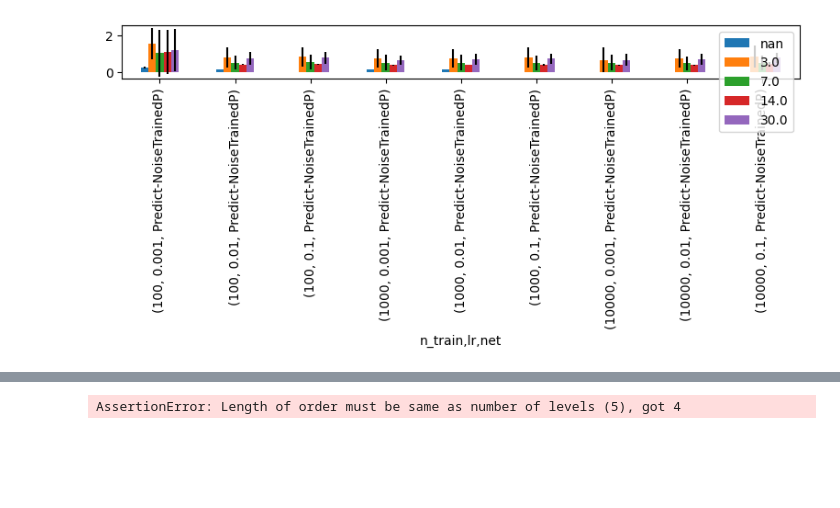
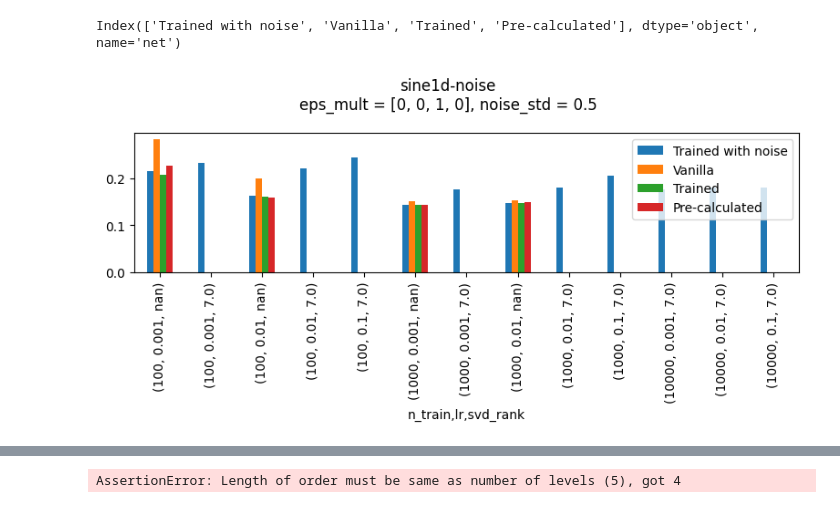
Before and after one commit to elidub/SymPDE, a Jupyter notebook: notebooks_symlie/results_step12.ipynb, the cells around one changed output, grey strips where cells are left out. Drawn from its saved outputs; the diff is of its cells as text; code cells hidden in the pictures; blank space fills up the shorter version.

```diff
--- a/notebooks_symlie/results_step12.ipynb
+++ b/notebooks_symlie/results_step12.ipynb
@@ -51,40 +54,38 @@ datasets_new = [
 ]
 
 datasets_inspect = [
     # 'sine1d-noise',
     # 'sine1dlayers',
     # 'sine1dtwo-hparam',
     # 'noise',
     'sine1d-noise',
 ]
 datasets = {'results' : datasets_new, 'inspect' : datasets_inspect}[check_df]
 
 default_log = [
     'sine2d',
     # 'flower',
     'noise',
     # 'sine1d-noise',
 ]
 
 group_params = ['eps_mult', 'noise_std']
-# hyper_params  = ['n_train', 'lr', 'svd_rank', 'net'] if step == 2 else ['lr', 'svd_rank']
-hyper_params  = ['n_train', 'lr', 'net', 'svd_rank'] if step == 2 else ['lr', 'svd_rank']
+hyper_params  = ['n_train', 'lr', 'svd_rank', 'net'] if step == 2 else ['lr', 'svd_rank']
+# hyper_params  = ['n_train', 'lr', 'net', 'svd_rank'] if step == 2 else ['lr', 'svd_rank']
 
-# d_pivots, ddd, ddd_mean, ddd_std, mins = aggregate_dataset(
-d = aggregate_dataset(
+d_pivots, ddd, ddd_mean, ddd_std, mins = aggregate_dataset(
+# d = aggregate_dataset(
     datasets=datasets,
-    # df = df,
-    df = df[df['net'] == 'Predict-NoiseTrainedP'],
+    df = df,
     step = step,
     group_params = group_params,
     hyper_params = hyper_params,
     check_df=check_df,
     default_log=default_log,
     plot_single_pivot=True,
 )
 
 # d = d.mean().unstack().reset_index(level = 0, drop = True)
+# %% [output]
+Index(['Trained with noise', 'Vanilla', 'Trained', 'Pre-calculated'], dtype='object', name='net')
+[figure, added]
-# %%
-plot_pivot(d, step=1)
-# %% [output]
-[figure, removed]
```
Also changed, not shown: parts of 6 cells of this notebook, 5 other files.
